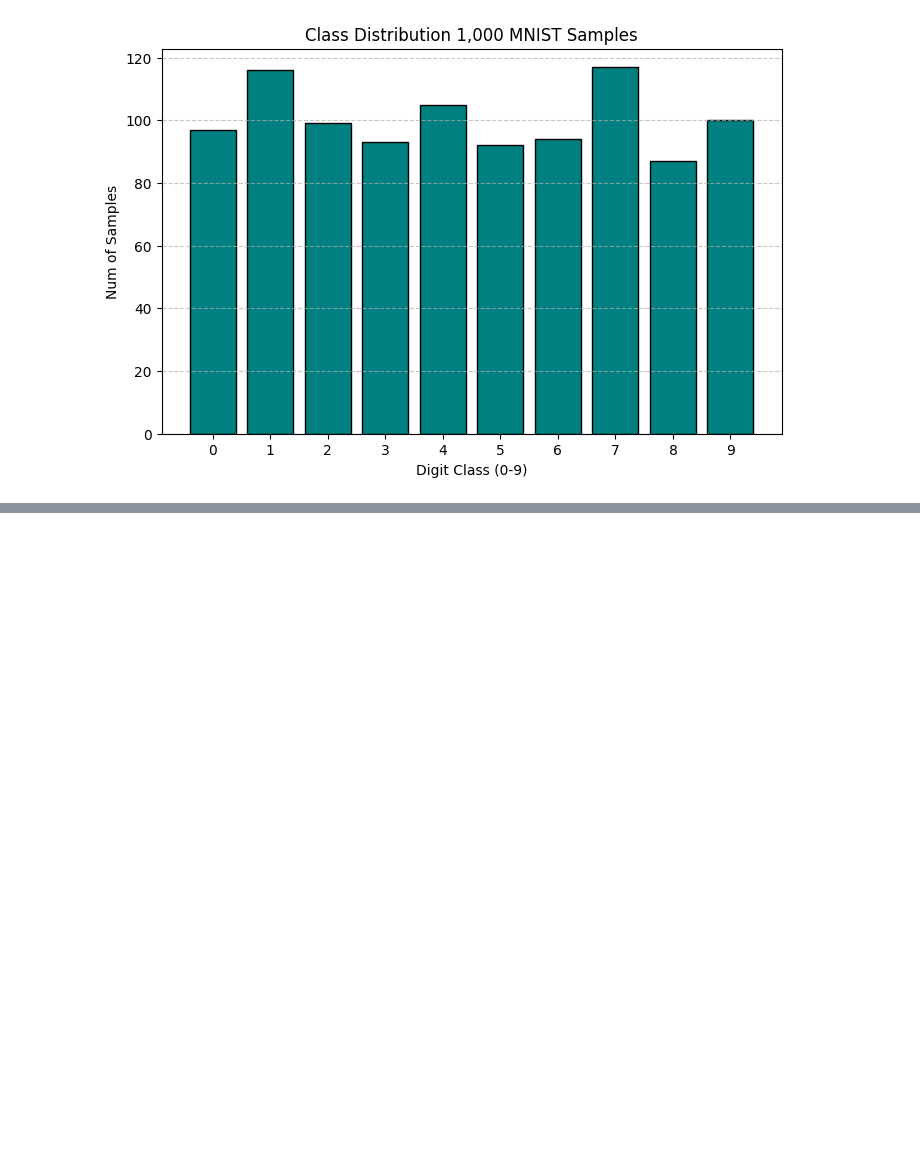
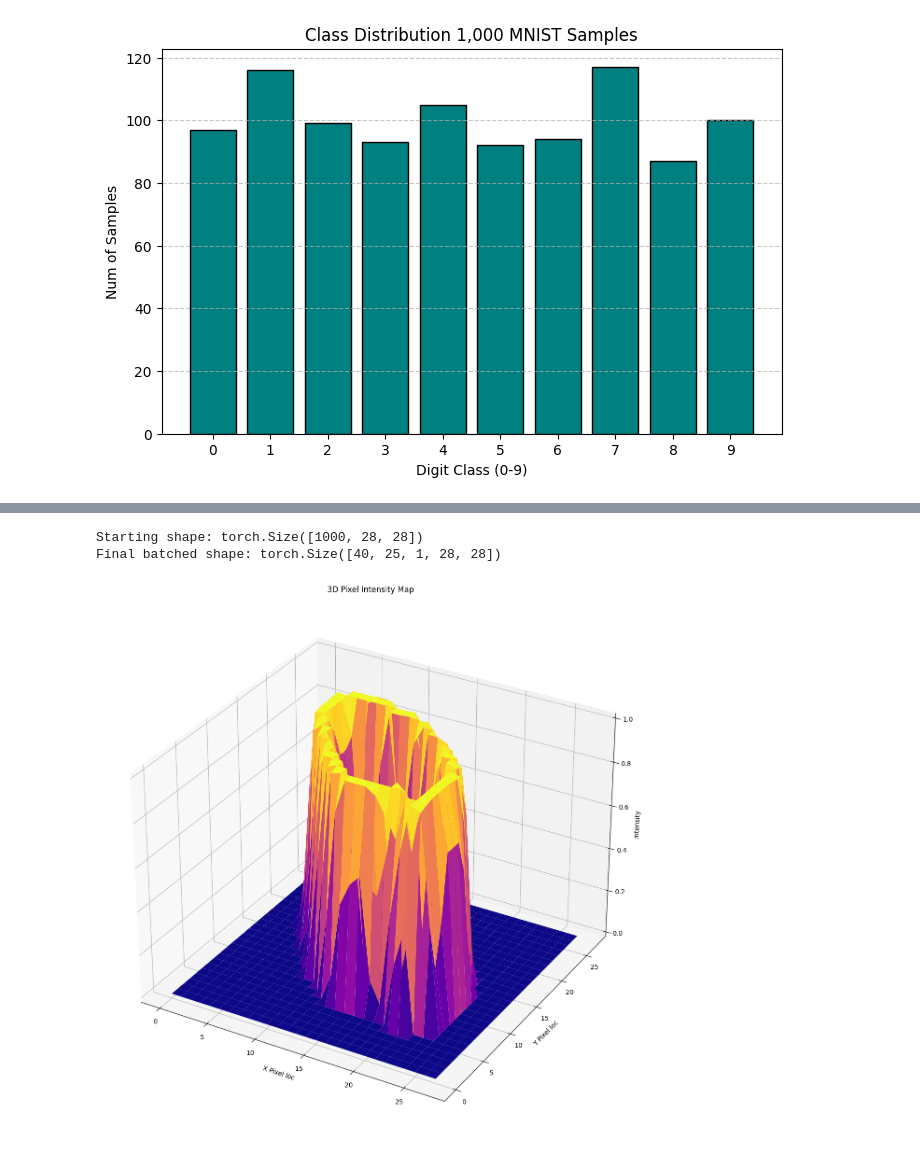
Before and after one commit to JoonParrrk/ME592_HW1_JoonPark, a Jupyter notebook: ML_Homework.ipynb, the cells around one changed output, grey strips where cells are left out. Saved outputs shown, nothing was run; the diff lists cells and outputs as text; code cells hidden in the pictures; blank space fills up the shorter version.

Commit message:
finally fixing git version failure

```diff
--- a/ML_Homework.ipynb
+++ b/ML_Homework.ipynb
@@ -106,0 +112,49 @@ plt.show()
+# %%
+# 3. Use the einops python package to ‘batch’ the subset of MNIST images. Each
+# batch should contain 25 different sample
+
+from einops import rearrange
+
+all_images = torch.stack([image for image, label in mnist_subset])
+all_images_2d = all_images.squeeze()
+print(f"Starting shape: {all_images_2d.shape}")
+
+batched_images = rearrange(
+    all_images_2d,
+    '(N_batches b_size) h w -> N_batches b_size 1 h w',
+    b_size=25
+)
+
+print(f"Final batched shape: {batched_images.shape}")
+# %% [output]
+Starting shape: torch.Size([1000, 28, 28])
+Final batched shape: torch.Size([40, 25, 1, 28, 28])
+# %%
+# 4. Randomly select an MNIST image sample and, using matplotlib, plot it in three
+# dimensions. The x and y-axis’ should be the respective pixel locations, and the
+# z-axis should be the pixel intensit
+
+import random
+
+random_idx = random.randint(0, len(mnist_subset) - 1)
+image_tensor, label = mnist_subset[random_idx]
+
+# Squeeze removes the channel dimension. [1, 28, 28] - > [28, 28]
+Z = image_tensor.squeeze().numpy()
+
+x = np.arange(0, 28)
+y = np.arange(0, 28)
+X, Y = np.meshgrid(x, y)
+
+fig = plt.figure(figsize=(15, 15))
+ax = fig.add_subplot(111, projection='3d')
+surf = ax.plot_surface(X, Y, Z, cmap='plasma', edgecolor='none')
+
+ax.set_title(f"3D Pixel Intensity Map")
+ax.set_xlabel("X Pixel loc")
+ax.set_ylabel("Y Pixel loc")
+ax.set_zlabel("Intensity")
+
+plt.show()
+# %% [output]
+[figure, added]
```
Also changed, not shown: parts of 18 cells of this notebook.
